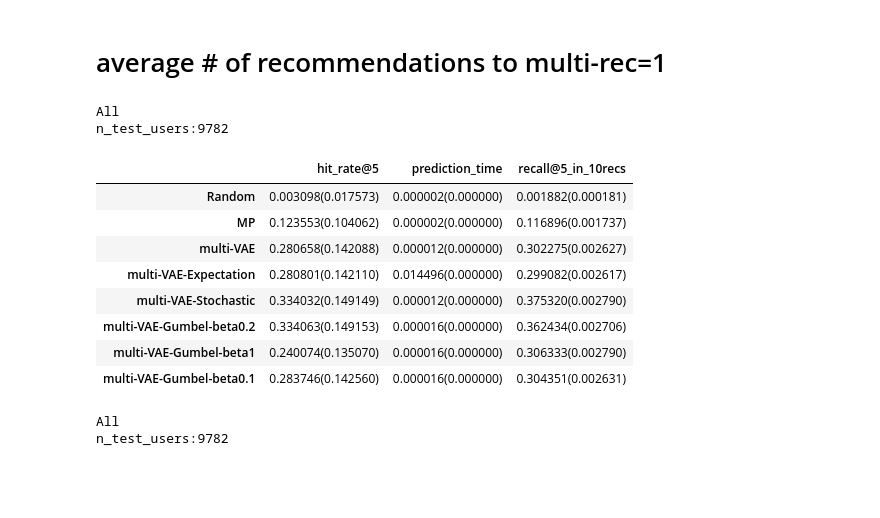
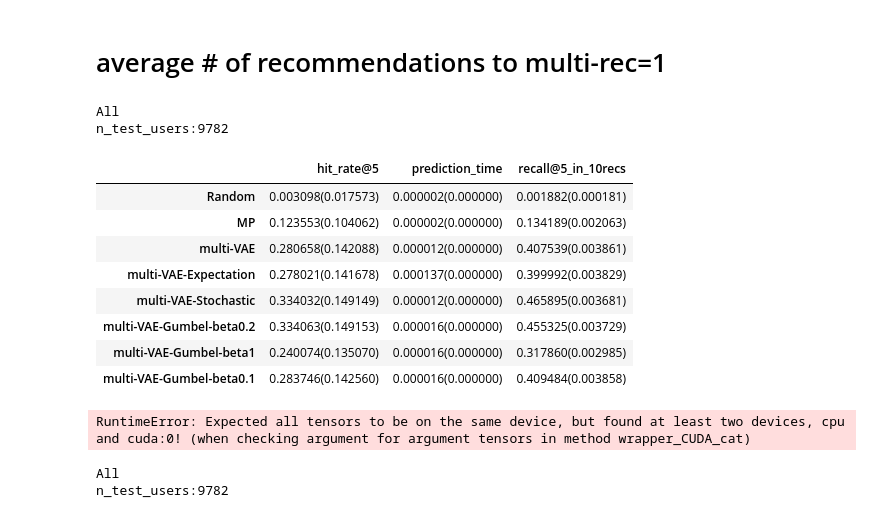
Before and after one commit to h-cno/vae-cf-pytorch, a Jupyter notebook: run-expectation.ipynb, the cells around one changed output. Saved outputs shown, nothing was run; the diff lists cells and outputs as text; code cells hidden in the pictures; blank space fills up the shorter version.

```diff
--- a/run-expectation.ipynb
+++ b/run-expectation.ipynb
@@ -2451,6 +2446,11 @@ def my_predict(alg_name, model, data_tensor, **op_dic):
                     else:
                         recon_batch += model.decode(z)
         case 'multi-VAE-Stochastic':
+            torch.manual_seed(op_dic['i_rec'])
+            mu, logvar = model.encode(data_tensor)
+            z = reparameterize(mu, logvar)
+            recon_batch = model.decode(z)
+        case 'multi-VAE-Stochastic-each-pos':
             torch.manual_seed(op_dic['i_rec'])
             mu, logvar = model.encode(data_tensor)
             z = reparameterize(mu, logvar)
@@ -2511,8 +2511,8 @@ def my_predict(alg_name, model, data_tensor, **op_dic):
     return recon_batch
 
 
-def my_evaluate(topk, heldout_batch, metric_name):
-    topk_indices = topk.indices #.cpu().numpy()
+def my_evaluate(topk_indices, heldout_batch, metric_name):
+    # topk_indices = topk.indices #.cpu().numpy()
     n_batch_users = heldout_batch.shape[0]
     n_items = heldout_batch.shape[1]
     k = topk_indices.shape[1]
@@ -2654,6 +2654,10 @@ def evaluate_multi_rec(data_tr, data_te, n_sampling=1, n_rec=1, K=20):
                     data_tensor = naive_sparse2tensor(data).to(device)
                     heldout_data_tensor = naive_sparse2tensor(heldout_data).to(device)
 
+                    # add dammy item for updating data_tensor
+                    # data_tensor = torch.cat((torch.zeros((data_tensor.shape[0],1)).to(device),data_tensor),dim=1)
+                    # heldout_data_tensor = torch.cat((torch.zeros((heldout_data_tensor.shape[0],1)).to(device),heldout_data_tensor),dim=1)
+
                     all_topk_indices = []
                     op_dic["pre_topk"] = torch.Tensor().to(device)
                     op_dic["params"] = methods_dic[method_name]['params']
@@ -2670,18 +2674,17 @@ def evaluate_multi_rec(data_tr, data_te, n_sampling=1, n_rec=1, K=20):
 
                         start = time.perf_counter()
                         recon_batch = my_predict(alg_name, model, data_tensor, **op_dic)
-                        topk = torch.topk(recon_batch, K, dim=1)
+                        topk = torch.topk(recon_batch, K, dim=1) ## quick sort (to check)
                         t_predict = time.perf_counter() - start
 
                         op_dic["pre_topk"] = torch.cat([op_dic["pre_topk"],topk.indices], dim=1).to(torch.int32)
 
-                        # methods_dic[method_name]["metrics"]["ndcg@{}".format(K)][p].append(my_evaluate(topk, heldout_data_tensor, "ndcg"))
-                        # methods_dic[method_name]["metrics"]["recall@{}".format(K)][p].append(my_evaluate(topk, heldout_data_tensor, "recall"))
-                        # methods_dic[method_name]["metrics"]["precision@{}".format(K)][p].append(my_evaluate(topk, heldout_data_tensor, "precision"))
-                        methods_dic[method_name]["metrics"]["hit_rate@{}".format(K)][p].append(my_evaluate(topk, heldout_data_tensor, "hit_rate"))
+                        # methods_dic[method_name]["metrics"]["ndcg@{}".format(K)][p].append(my_evaluate(topk.indices, heldout_data_tensor, "ndcg"))
+                        # methods_dic[method_name]["metrics"]["recall@{}".format(K)][p].append(my_evaluate(topk.indices, heldout_data_tensor, "recall"))
+                        # methods_dic[method_name]["metrics"]["precision@{}".format(K)][p].append(my_evaluate(topk.indices, heldout_data_tensor, "precision"))
+                        methods_dic[method_name]["metrics"]["hit_rate@{}".format(K)][p].append(my_evaluate(topk.indices, heldout_data_tensor, "hit_rate"))
 
                         # get clicked-item indices and position(for viewed-item indices)
-
                         binaries = torch.gather(heldout_data_tensor, 1, topk.indices, sparse_grad=True)
                         clicked_indices = cp.asarray(topk.indices[torch.arange(n_batch_users), binaries.argmax(dim=1)])
                         # TODO: クリックされたアイテムがない場合、clicked indicesを0にしているが、本来はそのユーザーだけclicked_indicesの追加を無しにしたい。
@@ -2715,11 +2718,12 @@ def evaluate_multi_rec(data_tr, data_te, n_sampling=1, n_rec=1, K=20):
 
                     # calc recall for all predictions
                     all_topk_indices = torch.cat(all_topk_indices, dim=1)
-                    all_pred_binary = np.zeros((n_batch_users, n_items), dtype=bool)
-                    all_pred_binary[np.arange(n_batch_users)[:, np.newaxis], all_topk_indices.cpu().numpy()] = True
-                    all_true_binary = (heldout_data > 0).toarray()
-                    methods_dic[method_name]["metrics"]["recall@{}_in_{}recs".format(K,n_rec)].append((np.logical_and(all_true_binary, all_pred_binary).sum(axis=1)).astype(
-        np.float32)/ all_true_binary.sum(axis=1))
+                    # all_pred_binary = np.zeros((n_batch_users, n_items+1), dtype=bool)
+                    # all_pred_binary[np.arange(n_batch_users)[:, np.newaxis], all_topk_indices.cpu().numpy()] = True
+                    # all_true_binary = (heldout_data > 0).toarray()
+        #             methods_dic[method_name]["metrics"]["recall@{}_in_{}recs".format(K,n_rec)].append((np.logical_and(all_true_binary, all_pred_binary).sum(axis=1)).astype(
+        # np.float32)/ all_true_binary.sum(axis=1))
+                    methods_dic[method_name]["metrics"]["recall@{}_in_{}recs".format(K,n_rec)].append(my_evaluate(all_topk_indices, heldout_data_tensor, "recall"))
 
 
     for method_name, method_dic in methods_dic.items():
@@ -2736,41 +2740,69 @@ def evaluate_multi_rec(data_tr, data_te, n_sampling=1, n_rec=1, K=20):
 # %%
 Nrec=10
 K = 5
-Nsampling = 1000
+Nsampling = 10
 methods_dic, users_dic = evaluate_multi_rec(test_data_tr, test_data_te, n_sampling=Nsampling, n_rec=Nrec, K=K)
 
 n_test_users = users_dic['n_users']
 
 method_names = list(methods_dic.keys())
 metric_names = list(methods_dic[method_names[0]]["metrics"].keys())
 
 results_all = []
 for method_name, method_dic in methods_dic.items():
     results = []
     for metric_name, metric_list in method_dic["metrics"].items():
         if metric_name == "prediction_time":
             results.append("{:8f}({:8f})".format(np.sum(metric_list)/(n_test_users*Nrec), 0))
         elif metric_name == "multi_rec_recall@{}".format(K):
             results.append("{:4f}({:4f})".format(np.mean(metric_list), np.std(metric_list)/np.sqrt(metric_list.shape[0])))
         else:
             results.append("{:4f}({:4f})".format(np.mean(metric_list), np.std(metric_list)/np.sqrt(len(metric_list))))
     results_all.append(results)
 results_all = pd.DataFrame(results_all, columns=metric_names, index=method_names)
 print("All")
 print("n_test_users:{}".format(n_test_users))
 results_all
 # %% [output]
 All
 n_test_users:9782
 |  | hit_rate@5 | prediction_time | recall@5_in_10recs |
 | Random | 0.003098(0.017573) | 0.000002(0.000000) | 0.001882(0.000181) |
-| MP | 0.123553(0.104062) | 0.000002(0.000000) | 0.116896(0.001737) |
-| multi-VAE | 0.280658(0.142088) | 0.000012(0.000000) | 0.302275(0.002627) |
-| multi-VAE-Expectation | 0.280801(0.142110) | 0.014496(0.000000) | 0.299082(0.002617) |
-| multi-VAE-Stochastic | 0.334032(0.149149) | 0.000012(0.000000) | 0.375320(0.002790) |
-| multi-VAE-Gumbel-beta0.2 | 0.334063(0.149153) | 0.000016(0.000000) | 0.362434(0.002706) |
-| multi-VAE-Gumbel-beta1 | 0.240074(0.135070) | 0.000016(0.000000) | 0.306333(0.002790) |
-| multi-VAE-Gumbel-beta0.1 | 0.283746(0.142560) | 0.000016(0.000000) | 0.304351(0.002631) |
+| MP | 0.123553(0.104062) | 0.000002(0.000000) | 0.134189(0.002063) |
+| multi-VAE | 0.280658(0.142088) | 0.000012(0.000000) | 0.407539(0.003861) |
+| multi-VAE-Expectation | 0.278021(0.141678) | 0.000137(0.000000) | 0.399992(0.003829) |
+| multi-VAE-Stochastic | 0.334032(0.149149) | 0.000012(0.000000) | 0.465895(0.003681) |
+| multi-VAE-Gumbel-beta0.2 | 0.334063(0.149153) | 0.000016(0.000000) | 0.455325(0.003729) |
+| multi-VAE-Gumbel-beta1 | 0.240074(0.135070) | 0.000016(0.000000) | 0.317860(0.002985) |
+| multi-VAE-Gumbel-beta0.1 | 0.283746(0.142560) | 0.000016(0.000000) | 0.409484(0.003858) |
+# %%
+Nrec=10
+K = 5
+Nsampling = 1000
+methods_dic, users_dic = evaluate_multi_rec(test_data_tr, test_data_te, n_sampling=Nsampling, n_rec=Nrec, K=K)
+
+n_test_users = users_dic['n_users']
+
+method_names = list(methods_dic.keys())
+metric_names = list(methods_dic[method_names[0]]["metrics"].keys())
+
+results_all = []
+for method_name, method_dic in methods_dic.items():
+    results = []
+    for metric_name, metric_list in method_dic["metrics"].items():
+        if metric_name == "prediction_time":
+            results.append("{:8f}({:8f})".format(np.sum(metric_list)/(n_test_users*Nrec), 0))
+        elif metric_name == "multi_rec_recall@{}".format(K):
+            results.append("{:4f}({:4f})".format(np.mean(metric_list), np.std(metric_list)/np.sqrt(metric_list.shape[0])))
+        else:
+            results.append("{:4f}({:4f})".format(np.mean(metric_list), np.std(metric_list)/np.sqrt(len(metric_list))))
+    results_all.append(results)
+results_all = pd.DataFrame(results_all, columns=metric_names, index=method_names)
+print("All")
+print("n_test_users:{}".format(n_test_users))
+results_all
+# %% [output]
+RuntimeError: Expected all tensors to be on the same device, but found at least two devices, cpu and cuda:0! (when checking argument for argument tensors in method wrapper_CUDA_cat)
 # %%
 Nrec=10
 K = 20
```
Also changed, not shown: parts of 4 cells of this notebook, 2 other files.
